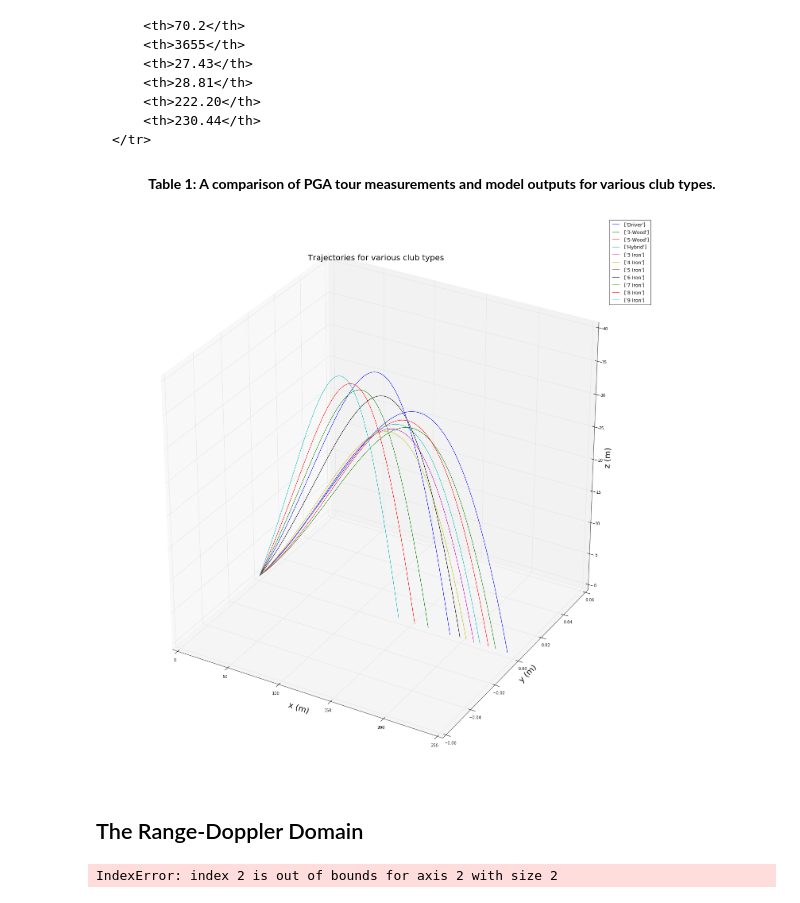
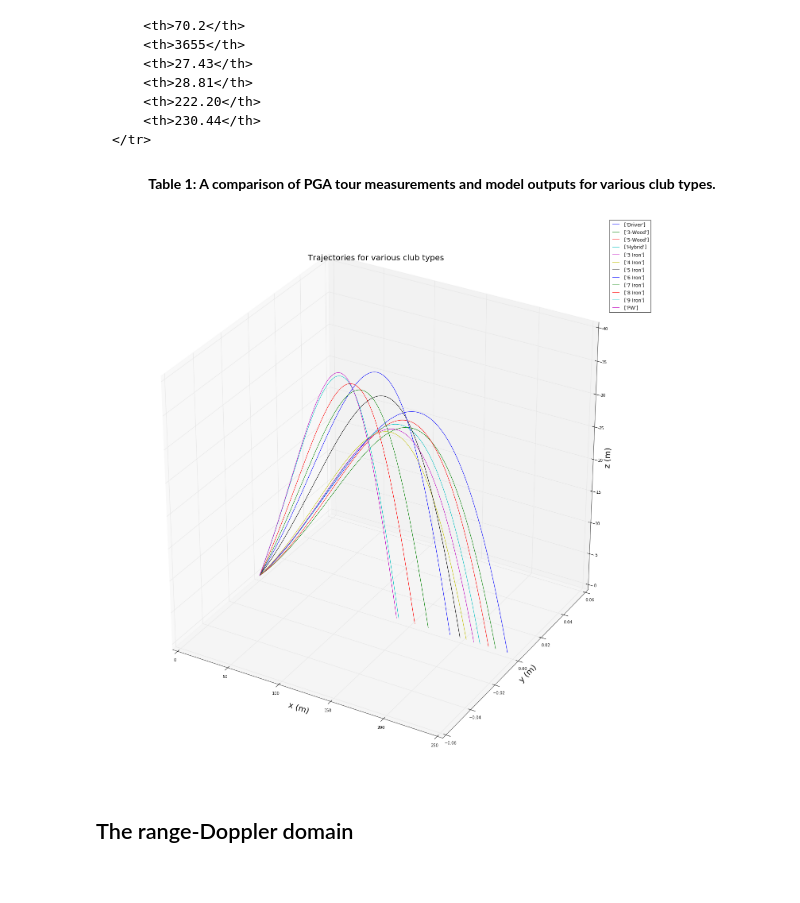
Before and after one commit to scjrobertson/xRange, a Jupyter notebook: kalman/kalman_filtering.ipynb, the cells around one changed output. Cells and saved outputs as stored; diff of their text form; code cells hidden in the pictures.

```diff
--- a/kalman/kalman_filtering.ipynb
+++ b/kalman/kalman_filtering.ipynb
@@ -120,21 +120,21 @@ t = np.arange(0, 12, 0.001)
 # %%
 fig  = plt.figure(figsize=(25, 25))
 ax = plt.axes(projection='3d')
 
-for i in np.arange(0, N-1):
+for i in np.arange(0, N):
     _, f, _ = calc_traj(p0[i, :], v0[i, :], w0[i, :], t)
     ax.plot(f[:, 0], f[:, 1], f[:, 2])
 
 ax.set_xlabel('x (m)', fontsize = '20')
 ax.set_ylabel('y (m)', fontsize = '20')
 ax.set_zlabel('z (m)', fontsize = '20')
 ax.set_title('Trajectories for various club types', fontsize = '20')
 ax.legend(names)
 plt.show()
 # %% [output]
-[figure, old version]
+[figure, new version]
 # %% [markdown]
-## The Range-Doppler Domain
+## The range-Doppler domain
 # %%
 sensor_locations = np.array([[-10, 28.5, 1], [-15, 30.3, 3],
                             [200, 30, 1.5], [220, -31, 2],
@@ -142,9 +142,3 @@ sensor_locations = np.array([[-10, 28.5, 1], [-15, 30.3, 3],
 cpi = 40e-3
 t_sim = np.arange(0, 12, cpi)
 _, p, v = calc_traj(p0[0, :], v0[0, :], w0[0, :], t_sim)
-# %%
-r_d = range_doppler(sensor_locations, p, v)
-
-print r_d.shape
-# %% [output]
-IndexError: index 2 is out of bounds for axis 2 with size 2
```
Also changed, not shown: parts of 6 cells of this notebook, 2 other files.
